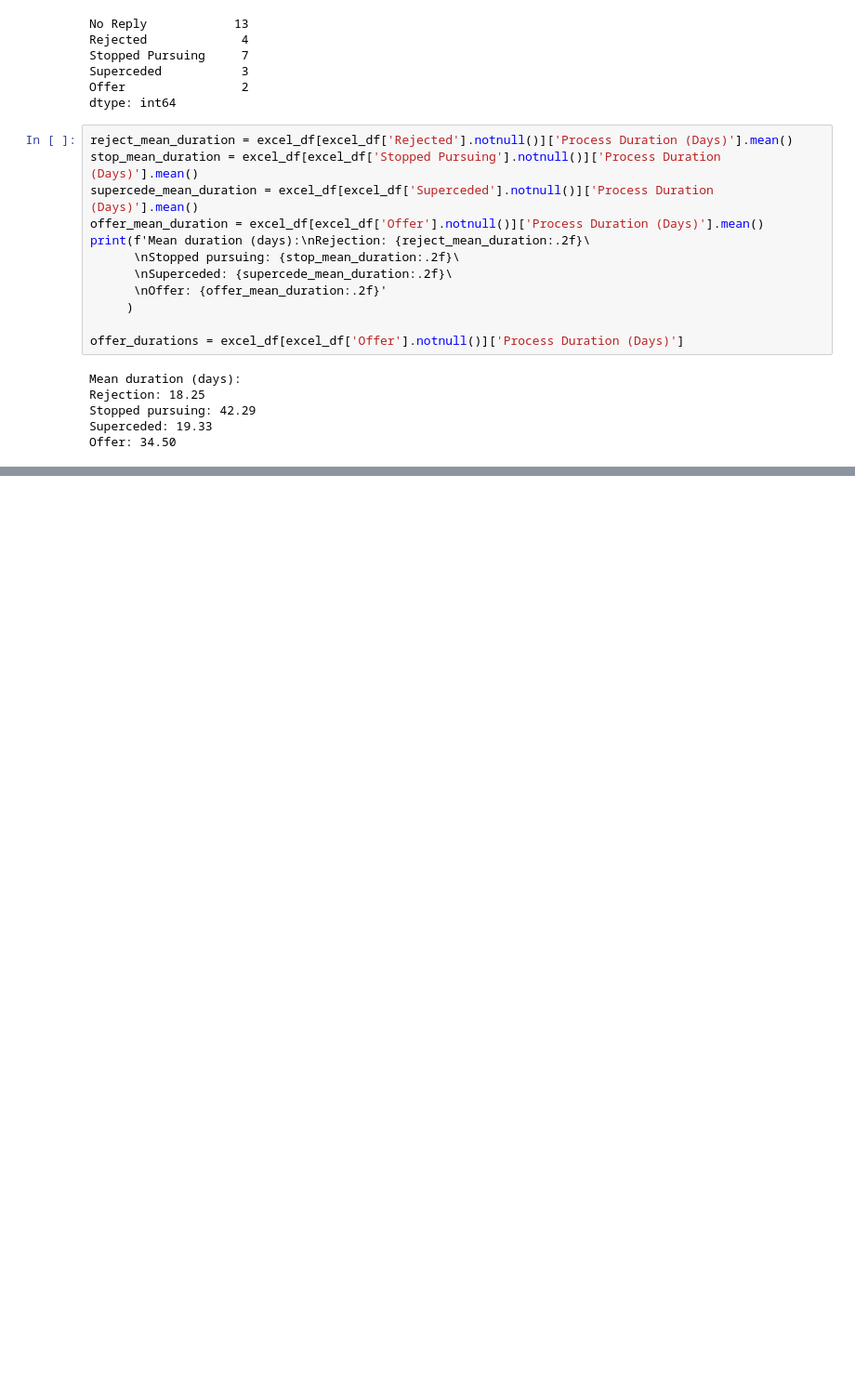
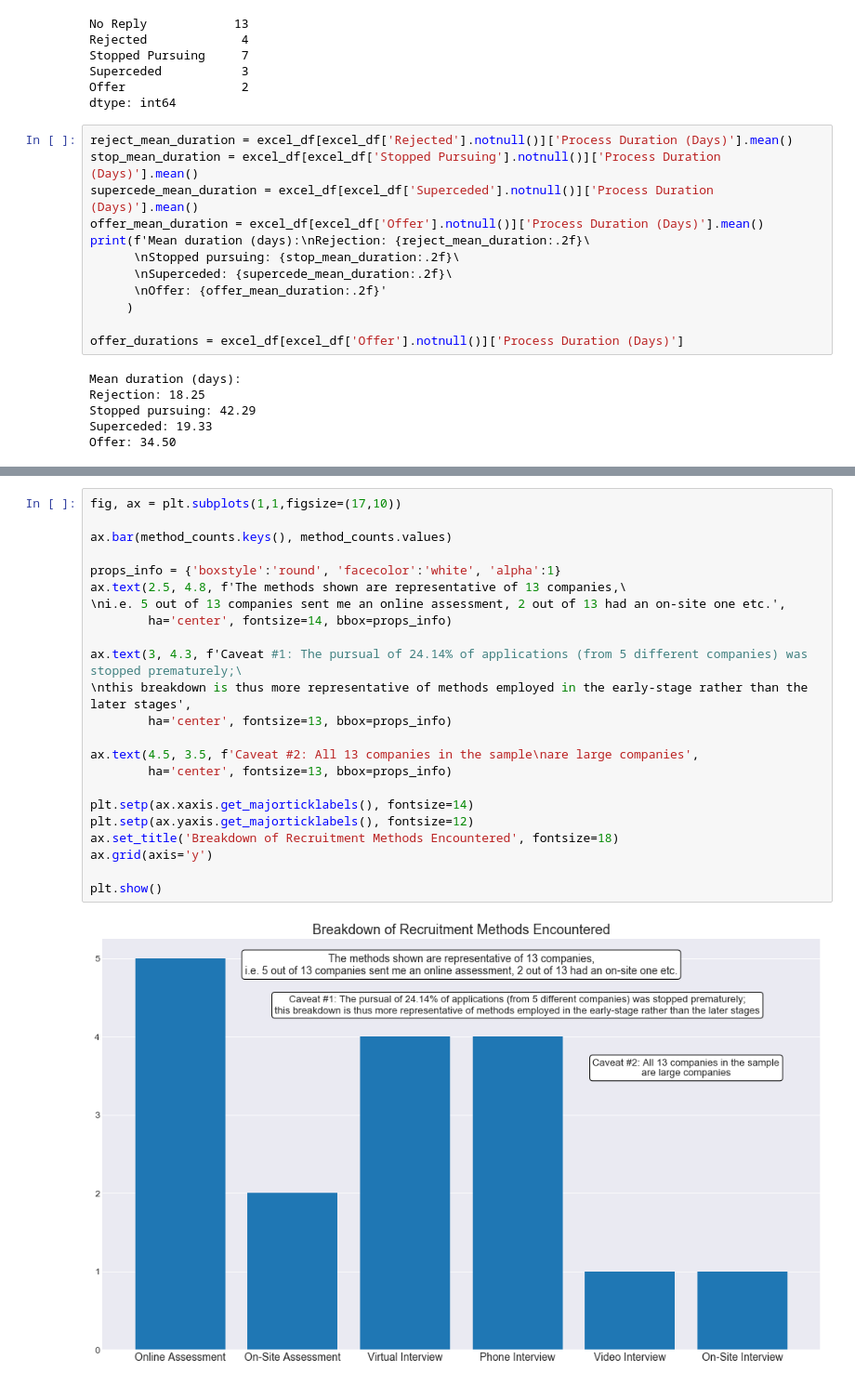
Before and after one commit to tanth1996/Job-Hunt-Visualisation, a Jupyter notebook: Job Hunt Visualisation.ipynb, the cells around one changed output, grey strips where cells are left out. Shown at 93% size. Drawn from its saved outputs; the diff is of its cells as text; blank space fills up the shorter version.

```diff
--- a/Job Hunt Visualisation.ipynb
+++ b/Job Hunt Visualisation.ipynb
@@ -285,0 +333,25 @@ method_counts
+# %%
+fig, ax = plt.subplots(1,1,figsize=(17,10))
+
+ax.bar(method_counts.keys(), method_counts.values)
+
+props_info = {'boxstyle':'round', 'facecolor':'white', 'alpha':1}
+ax.text(2.5, 4.8, f'The methods shown are representative of 13 companies,\
+\ni.e. 5 out of 13 companies sent me an online assessment, 2 out of 13 had an on-site one etc.',
+        ha='center', fontsize=14, bbox=props_info)
+
+ax.text(3, 4.3, f'Caveat #1: The pursual of 24.14% of applications (from 5 different companies) was stopped prematurely;\
+\nthis breakdown is thus more representative of methods employed in the early-stage rather than the later stages',
+        ha='center', fontsize=13, bbox=props_info)
+
+ax.text(4.5, 3.5, f'Caveat #2: All 13 companies in the sample\nare large companies',
+        ha='center', fontsize=13, bbox=props_info)
+
+plt.setp(ax.xaxis.get_majorticklabels(), fontsize=14)
+plt.setp(ax.yaxis.get_majorticklabels(), fontsize=12)
+ax.set_title('Breakdown of Recruitment Methods Encountered', fontsize=18)
+ax.grid(axis='y')
+
+plt.show()
+# %% [output]
+[figure, added]
```
Also changed, not shown: parts of 8 cells of this notebook, 3 other files.
